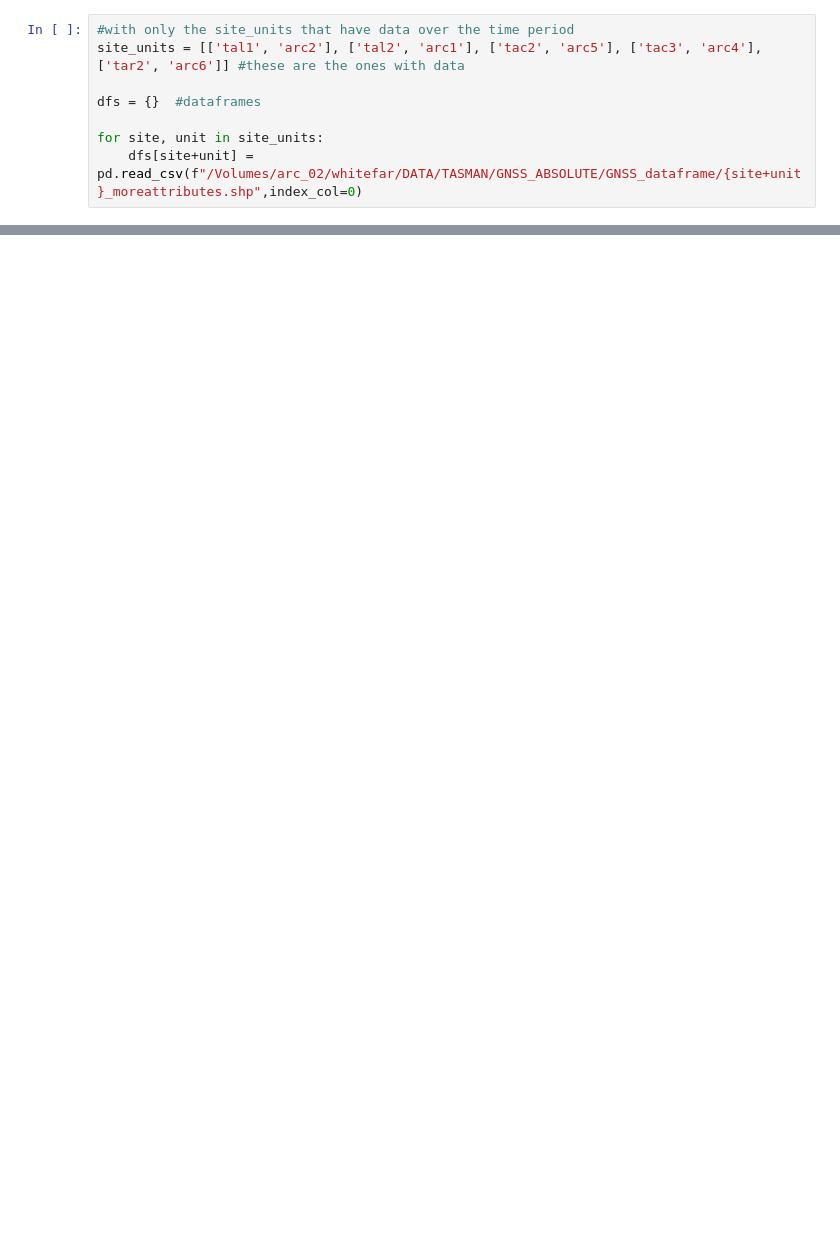
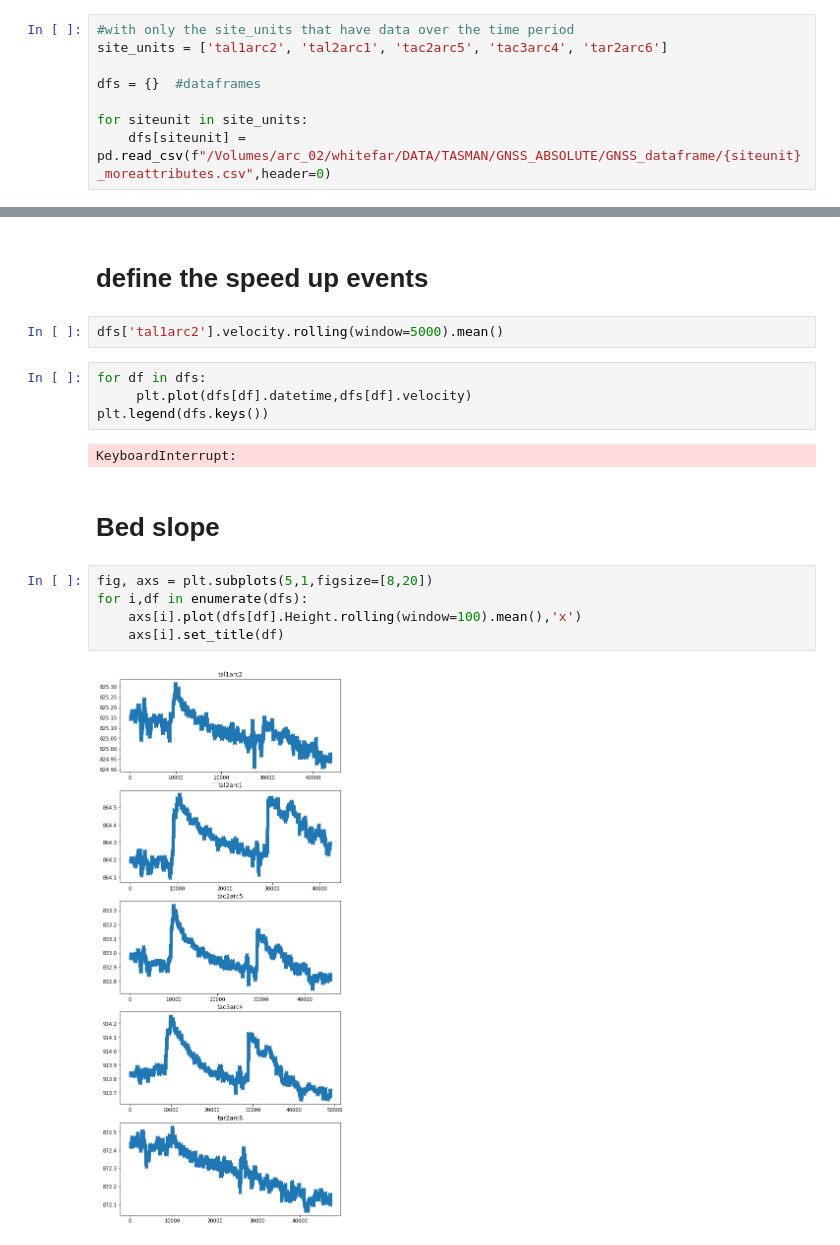
Before and after one commit to arrran/PhD_data_chapter, a Jupyter notebook: Jupyter/TASMAN/3_calculate_bed_separation.ipynb, the cells around one changed output, grey strips where cells are left out. Saved outputs shown, nothing was run; the diff lists cells and outputs as text; blank space fills up the shorter version.

Commit message:
just about to export the abs_from_rel_arc1 file, absolute from relative points have been made, just full up on disc space so going back to change things in all jupyter notebooks

```diff
--- a/Jupyter/TASMAN/3_calculate_bed_separation.ipynb
+++ b/Jupyter/TASMAN/3_calculate_bed_separation.ipynb
@@ -23,10 +25,10 @@ sys.path.append(os.path.abspath('/Users/home/whitefar/DATA/code/'))
 os.chdir("/Users/home/whitefar/DATA/TASMAN/ABSOLUTE/")
 # %%
 #with only the site_units that have data over the time period
-site_units = [['tal1', 'arc2'], ['tal2', 'arc1'], ['tac2', 'arc5'], ['tac3', 'arc4'], ['tar2', 'arc6']] #these are the ones with data
+site_units = ['tal1arc2', 'tal2arc1', 'tac2arc5', 'tac3arc4', 'tar2arc6']
 
 dfs = {}  #dataframes
 
-for site, unit in site_units:
-    dfs[site+unit] = pd.read_csv(f"/Volumes/arc_02/whitefar/DATA/TASMAN/GNSS_ABSOLUTE/GNSS_dataframe/{site+unit}_moreattributes.shp",index_col=0)
+for siteunit in site_units:
+    dfs[siteunit] = pd.read_csv(f"/Volumes/arc_02/whitefar/DATA/TASMAN/GNSS_ABSOLUTE/GNSS_dataframe/{siteunit}_moreattributes.csv",header=0)
 # %% [output]
@@ -35,0 +38,19 @@ dfs.keys()
+# %% [markdown]
+# define the speed up events
+# %%
+dfs['tal1arc2'].velocity.rolling(window=5000).mean()
+# %%
+for df in dfs:
+     plt.plot(dfs[df].datetime,dfs[df].velocity)
+plt.legend(dfs.keys())
+# %% [output]
+KeyboardInterrupt:
+# %% [markdown]
+# Bed slope
+# %%
+fig, axs = plt.subplots(5,1,figsize=[8,20])
+for i,df in enumerate(dfs):
+    axs[i].plot(dfs[df].Height.rolling(window=100).mean(),'x')
+    axs[i].set_title(df)
+# %% [output]
+[figure, added]
```
Also changed, not shown: parts of 7 cells of this notebook, 4 other files.
